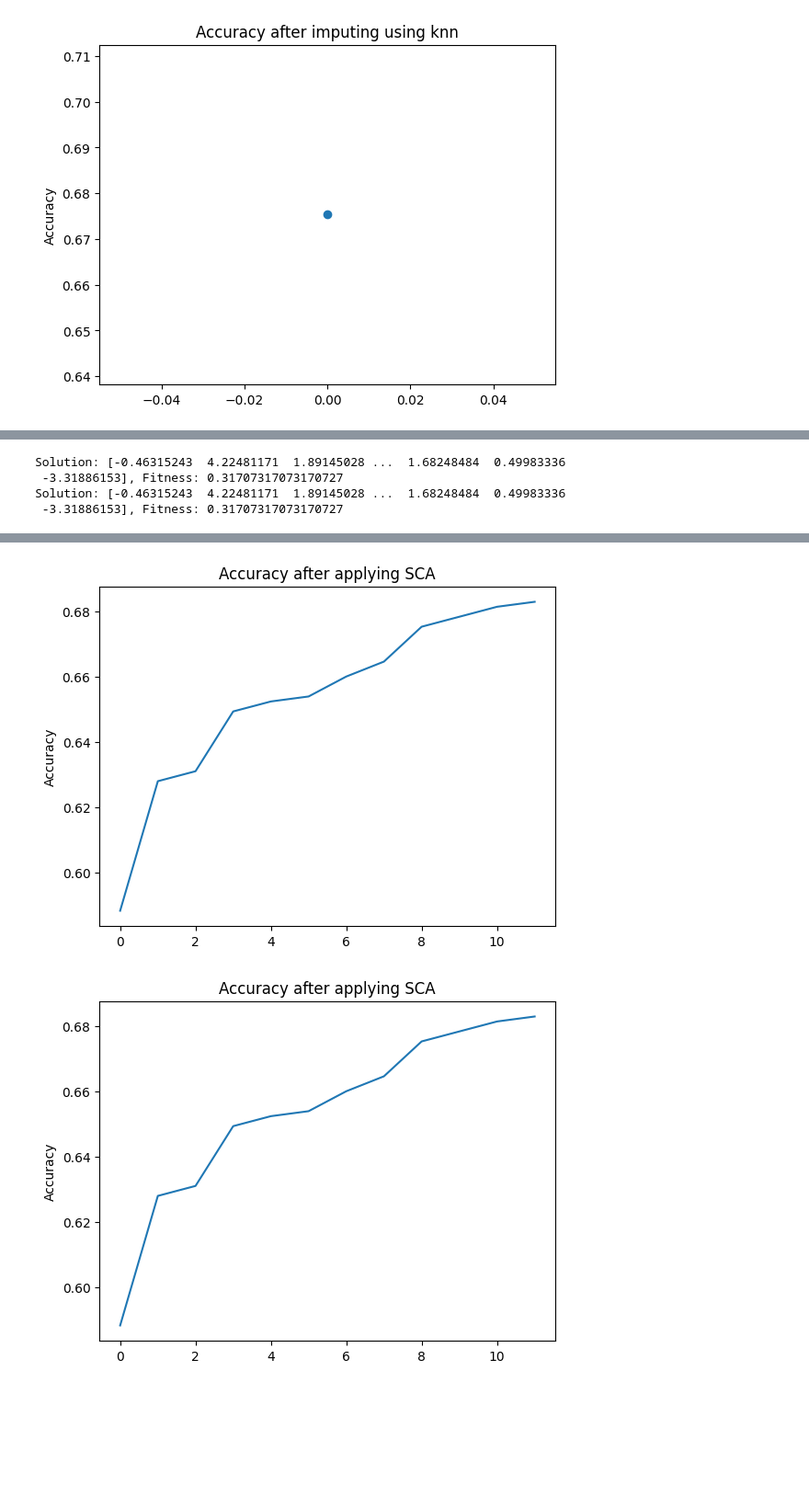
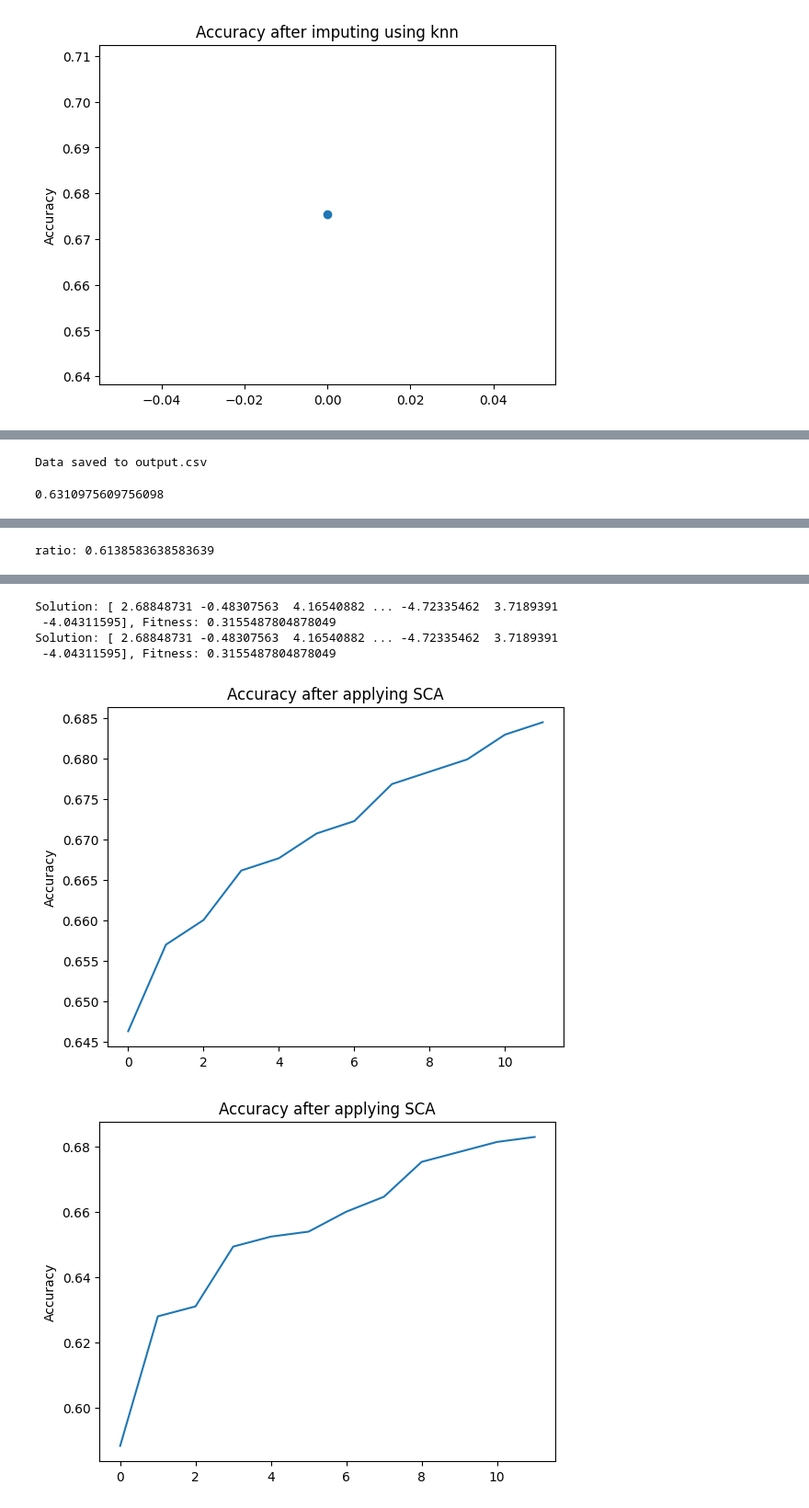
Before and after one commit to Amirmadjour/tab_de_codage, a Jupyter notebook: and_tp1_presentation.ipynb, the cells around one changed output, grey strips where cells are left out. Shown at 92% size. Drawn from its saved outputs; the diff is of its cells as text; code cells hidden in the pictures; blank space fills up the shorter version.

Commit message:
Add versioning in sine-cosine-algorithm

```diff
--- a/and_tp1_presentation.ipynb
+++ b/and_tp1_presentation.ipynb
@@ -210,7 +210,7 @@ from sklearn.impute import KNNImputer
 
 #data = np.genfromtxt("../../water_potability.csv", delimiter=",", skip_header=1)
 
-data = np.array([[80, np.nan, 7, 14, 27], [44, np.nan, 10, 0, 29], [39, np.nan, 25, 5, 88], [50, np.nan, 74, 9, 49], [29, 45, 49, 20 , 68]])
+data = np.array([[80, np.nan, 7, 14, 27], [44, np.nan, 10, 14, 29], [39, 85, 25, 5, 88], [50, 70, 74, 9, 49], [29, 54, 10, 13 , 30]])
 
 imputer = KNNImputer(n_neighbors=2, weights="uniform", metric="nan_euclidean")
 
@@ -562,3 +534,46 @@ Min:  -4.94525472965751
+# %%
+for k, (row, col) in enumerate(nan_indices):
+    features[row, col] = g_best.solution[k]
+
+original_features = scaler.inverse_transform(features)
+
+target = target.reshape(-1, 1)
+
+output_data = np.concatenate((original_features, target), axis=1)
+
+with open("../../water_potability.csv", "r") as file:
+    headers = file.readline().strip().split(",")
+
+np.savetxt("output.csv", output_data, delimiter=",", fmt="%f", header=",".join(headers), comments="")
+
+print("Data saved to output.csv")
+# %% [output]
+Data saved to output.csv
+# %%
+import numpy as np
+from sklearn.metrics import accuracy_score
+
+data = np.genfromtxt("output.csv", delimiter=",", skip_header=1)
+
+scaler = StandardScaler()
+
+features = data[:, 0:9]
+target = data[:, 9]
+
+scaler.fit(features)
+features = scaler.transform(features)
+
+
+X_train, X_test, y_train, y_test = train_test_split(
+    features, target, test_size=0.2, random_state=42
+)
+
+knn = KNeighborsClassifier(n_neighbors=2)
+knn.fit(X_train, y_train)
+y_pred = knn.predict(X_test)
+print(accuracy_score(y_pred, y_test))
+# %% [output]
+0.6310975609756098
 # %%
 
 import numpy as np
@@ -573,9 +588,9 @@ from sklearn.preprocessing import StandardScaler
 
 # The goal:
 # 1. Fill missing values randomly in the first iteration
-# 2. Train the data using knn algorithem
+# 2. Train the data using knn algorithm
 # 3. Calculate the fitness
-# 4. Generate new missing values vectors using the SCA algorithem using the calculated fitness
+# 4. Generate new missing values vectors using the SCA algorithm using the calculated fitness
 # repeat from inst 2 till the number of iterations
 
 # What is fitness
@@ -586,6 +601,7 @@ scaler = StandardScaler()
 
 features = data[:, 0:9]
 target = data[:, 9]
+
 scaler.fit(features)
 features = scaler.transform(features)
 
@@ -598,23 +614,22 @@ nan_indices = np.array([
 ])
 
 nan_n = np.sum(np.isnan(features))
-features_without_nan = features[~np.isnan(features).any(axis=1)]
+features_without_nan = features[~np.isnan(features).any(axis=1)].copy()
 
 lb = (np.min(features_without_nan), ) * nan_n
 ub = (np.max(features_without_nan), ) * nan_n
 
+print(f"ratio: {features_without_nan.shape[0] / features.shape[0]}")
 
-# Generate indices for the original dataset
 indices = np.arange(data.shape[0])
 
-# Use train_test_split on both data and indices
 X_train, X_test, y_train, y_test, train_indices, test_indices = train_test_split(
     features, target, indices, test_size=0.2, random_state=42
 )
 
 # Objective function will calculate the sum of squared vector passed to it
 def objective_function(solution):
-    # The problem is here
+    # Assigning the solution to the dataset
     for k, (row, col) in enumerate(nan_indices):
         features[row, col] = solution[k]
 
@@ -628,14 +643,17 @@ def objective_function(solution):
     #print(f"y_train.shape: {y_train.shape}")
     #print(f"y_test.shape: {y_test.shape}")
 
-    knn = KNeighborsClassifier(n_neighbors=5)
+    knn = KNeighborsClassifier(n_neighbors=2)
     knn.fit(X_train, y_train)
     y_pred = knn.predict(X_test)
+
     acc = accuracy_score(y_test, y_pred)
+
     if(len(accuracies) == 0 or max(accuracies) < acc):
         accuracies.append(acc)
 
-    return 1 - acc
+    fitness = 1 - acc
+    return fitness
 
 # FloatVar has a method that generates random numbers
 problem_dict = {
@@ -644,8 +662,8 @@ problem_dict = {
     "obj_func": objective_function
 }
 
-# The algorithem will try to find the min of the solution based on the input
-pop_size = 5
+# The algorithm will try to find the min of the solution based on the input
+pop_size = 6
 epoch = 100
 model = SCA.DevSCA(epoch=epoch, pop_size=pop_size)
 g_best = model.solve(problem_dict)
@@ -679,4 +681 @@ plt.show()
-Solution: [-0.46315243  4.22481171  1.89145028 ...  1.68248484  0.49983336
- -3.31886153], Fitness: 0.31707317073170727
-Solution: [-0.46315243  4.22481171  1.89145028 ...  1.68248484  0.49983336
- -3.31886153], Fitness: 0.31707317073170727
+ratio: 0.6138583638583639
@@ -683,4 +699,8 @@ Solution: [-0.46315243  4.22481171  1.89145028 ...  1.68248484  0.49983336
+Solution: [ 2.68848731 -0.48307563  4.16540882 ... -4.72335462  3.7189391
+ -4.04311595], Fitness: 0.3155487804878049
+Solution: [ 2.68848731 -0.48307563  4.16540882 ... -4.72335462  3.7189391
+ -4.04311595], Fitness: 0.3155487804878049
-[figure, old version]
+[figure, new version]
 # %%
 import matplotlib.pyplot as plt
 
```
Also changed, not shown: parts of 6 cells of this notebook, 9 other files.
